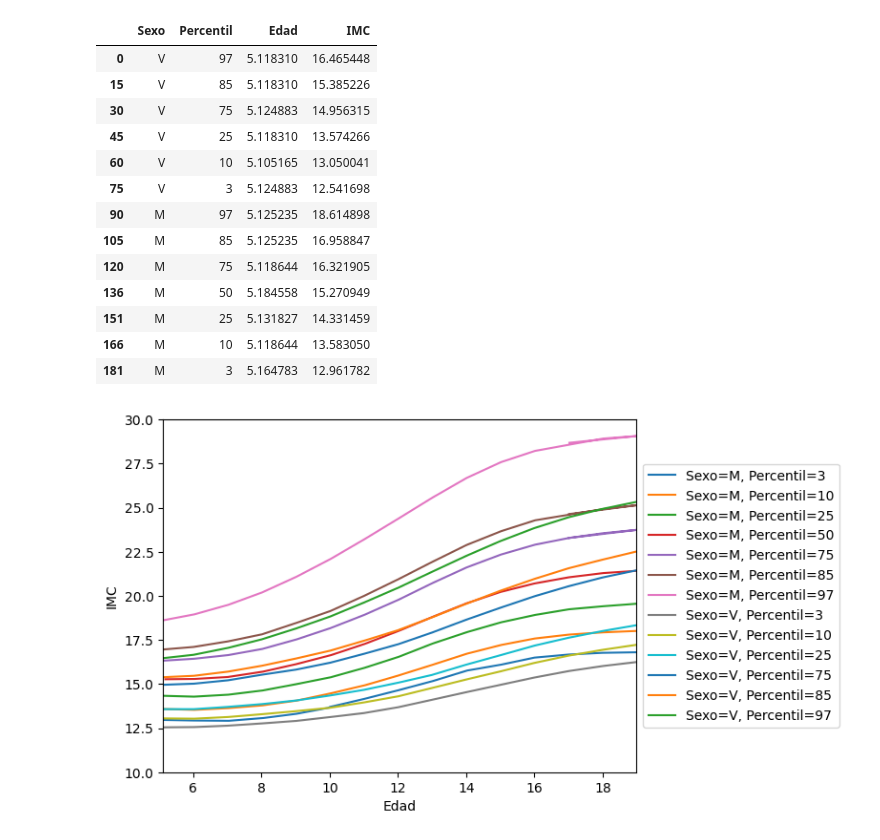
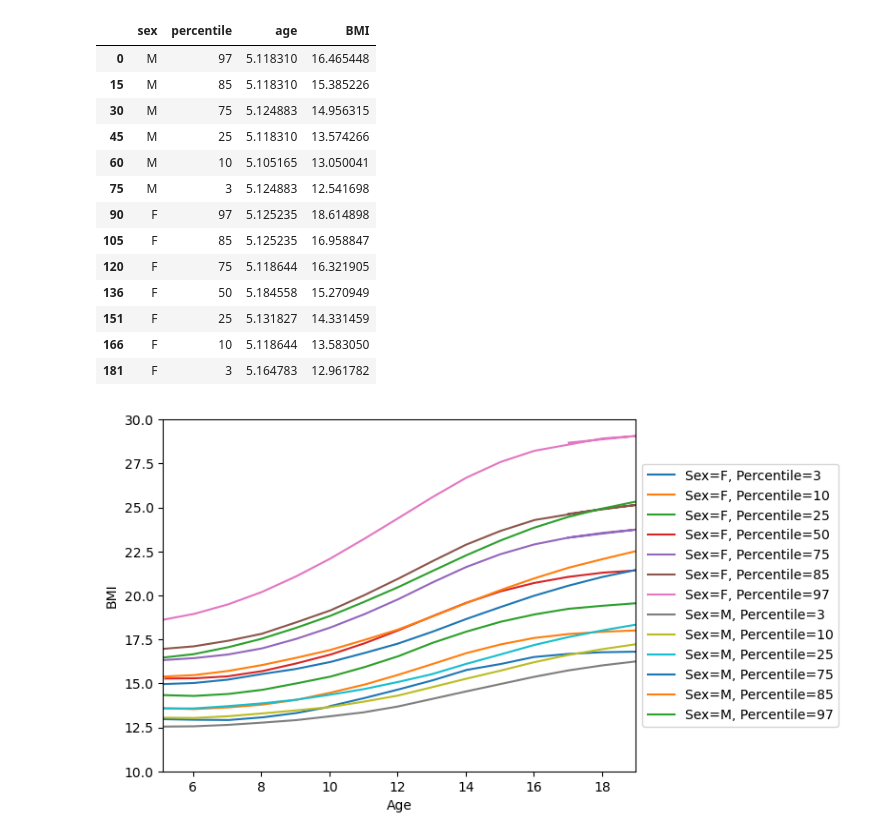
Before and after one commit to Clod/precarina, a Jupyter notebook: Complements/IMC.ipynb, the cells around one changed output. Drawn from its saved outputs; the diff is of its cells as text; code cells hidden in the pictures.

```diff
--- a/Complements/IMC.ipynb
+++ b/Complements/IMC.ipynb
@@ -12,71 +12,82 @@ import tensorflow as tf
 from tensorflow import keras
 from tensorflow.keras import layers
 # %%
-column_names = ['Sexo', 'Percentil', 'Edad', 'IMC']
+# Column names of the CSV file
+column_names = ['sex', 'percentile', 'age', 'BMI']
+
+# 	skiprows=1: This skips the first row of the CSV file when reading it.
 raw_dataset = pd.read_csv("IMC_Varones_y_mujeres.csv", names=column_names, sep=',',skiprows=1)
 # %%
+# Convert the dataset to a Pandas DataFrame
 dataset = raw_dataset.copy()
 # dataset.tail()
 
-df=raw_dataset.copy()
+# Convert the dataset to a Pandas DataFrame
+df  =   raw_dataset.copy()
 
-#filtered_df = df[(df['Sexo'] == 'M') & (df['Percentil'] == 97)]
+#filtered_df = df[(df['sex'] == 'M') & (df['Percentil'] == 97)]
 
-filtered_df = df[(df['Edad'] < 5.5)]
+# Filter the DataFrame based on the condition: Edad < 5.5
+filtered_df = df[(df['age'] < 5.5)]
 
 filtered_df
 # %% [output]
-|  | Sexo | Percentil | Edad | IMC |
-| 0 | V | 97 | 5.118310 | 16.465448 |
-| 15 | V | 85 | 5.118310 | 15.385226 |
-| 30 | V | 75 | 5.124883 | 14.956315 |
-| 45 | V | 25 | 5.118310 | 13.574266 |
-| 60 | V | 10 | 5.105165 | 13.050041 |
-| 75 | V | 3 | 5.124883 | 12.541698 |
-| 90 | M | 97 | 5.125235 | 18.614898 |
-| 105 | M | 85 | 5.125235 | 16.958847 |
-| 120 | M | 75 | 5.118644 | 16.321905 |
-| 136 | M | 50 | 5.184558 | 15.270949 |
-| 151 | M | 25 | 5.131827 | 14.331459 |
-| 166 | M | 10 | 5.118644 | 13.583050 |
-| 181 | M | 3 | 5.164783 | 12.961782 |
+|  | sex | percentile | age | BMI |
+| 0 | M | 97 | 5.118310 | 16.465448 |
+| 15 | M | 85 | 5.118310 | 15.385226 |
+| 30 | M | 75 | 5.124883 | 14.956315 |
+| 45 | M | 25 | 5.118310 | 13.574266 |
+| 60 | M | 10 | 5.105165 | 13.050041 |
+| 75 | M | 3 | 5.124883 | 12.541698 |
+| 90 | F | 97 | 5.125235 | 18.614898 |
+| 105 | F | 85 | 5.125235 | 16.958847 |
+| 120 | F | 75 | 5.118644 | 16.321905 |
+| 136 | F | 50 | 5.184558 | 15.270949 |
+| 151 | F | 25 | 5.131827 | 14.331459 |
+| 166 | F | 10 | 5.118644 | 13.583050 |
+| 181 | F | 3 | 5.164783 | 12.961782 |
 # %%
-df=raw_dataset.copy()
+# The loop iterates through each gender and percentile group in groups, extracts the age (Edad) and BMI (IMC),
+# and plots the relationship for each group on the same set of axes (ax). Each group’s plot will be labeled
+# with its corresponding gender and percentile, making it easier to differentiate between the different curves
+# in the final plot.
 
-# Define the x range a partir de valores únicos de edad (para pone en el eje x)
-x_range = df['Edad'].unique()
+# Select unique values of Edad and store them in x_range
+# .unique() returns an array of the unique values present in the 'Edad' column, eliminating any duplicates.
+x_range = df['age'].unique()
 
-# Group the data by Sexo and Percentil
-groups = df.groupby(['Sexo', 'Percentil'])
+# Group the data by Sexo and Percentil (group contains the actual data (subset of the DataFrame) for this
+# specific combination of sexo and percentil)
+groups = df.groupby(['sex', 'percentile'])
 
 # Create a figure and axes
 fig, ax = plt.subplots()
 
-
-# Iterate over each group and plot the data
-for i, ((sexo, percentil), group) in enumerate(groups):
+#  Loop through the groups collection (each item is a tuple that contains two parts: sexo (gender) and percentil (percentile)
+#  as well as the group.
+for i, ((sex, percentile), group) in enumerate(groups):
     # Extract the x and y values
-    x = group['Edad']
-    y = group['IMC']
+    x = group['age']
+    y = group['BMI']
 
     # Plot the data on the axes, offset vertically by i
-    ax.plot(x, y, label=f"Sexo={sexo}, Percentil={percentil}")
+    ax.plot(x, y, label=f"Sex={sex}, Percentile={percentile}")
 
 # Set the x-axis limits and labels
 ax.set_xlim(x_range[0], x_range[-1])
-ax.set_xlabel("Edad")
+ax.set_xlabel("Age")
 
 # Set the y-axis limits and label
 ax.set_ylim(10, 30)
 
 # Automatically set the y-axis limits based on the data range
-#ax.autoscale(enable=True, axis='y')
-ax.set_ylabel("IMC")
+# ax.autoscale(enable=True, axis='y')
+ax.set_ylabel("BMI")
 
 # Add a legend outside the plot area
 ax.legend(loc='center left', bbox_to_anchor=(1, 0.5), ncol=1)
 
 # Show the plot
 plt.show()
 # %% [output]
-[figure, old version]
+[figure, new version]
```
Also changed, not shown: parts of 25 cells of this notebook, 42 other files.
